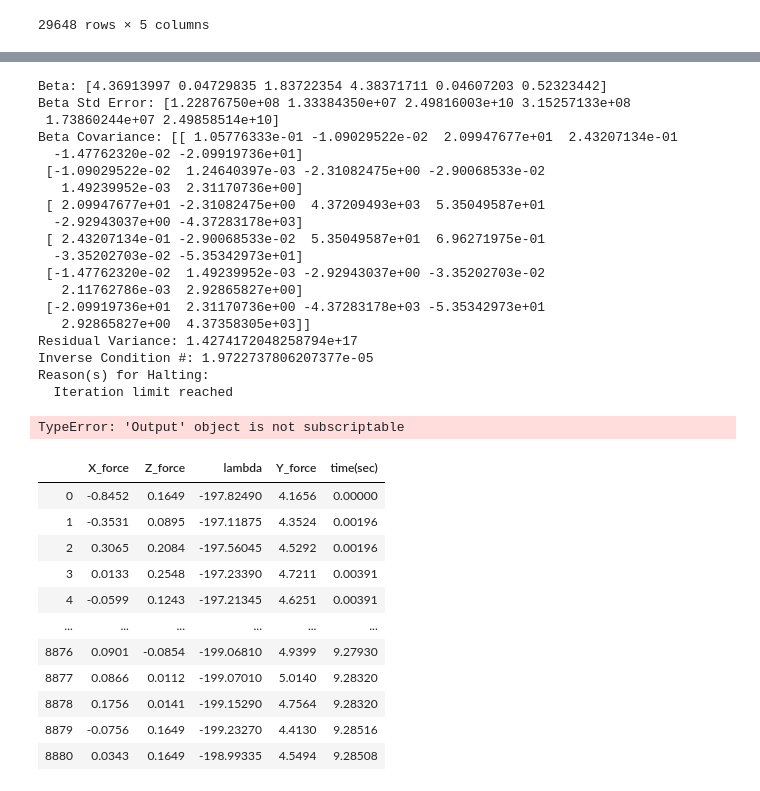
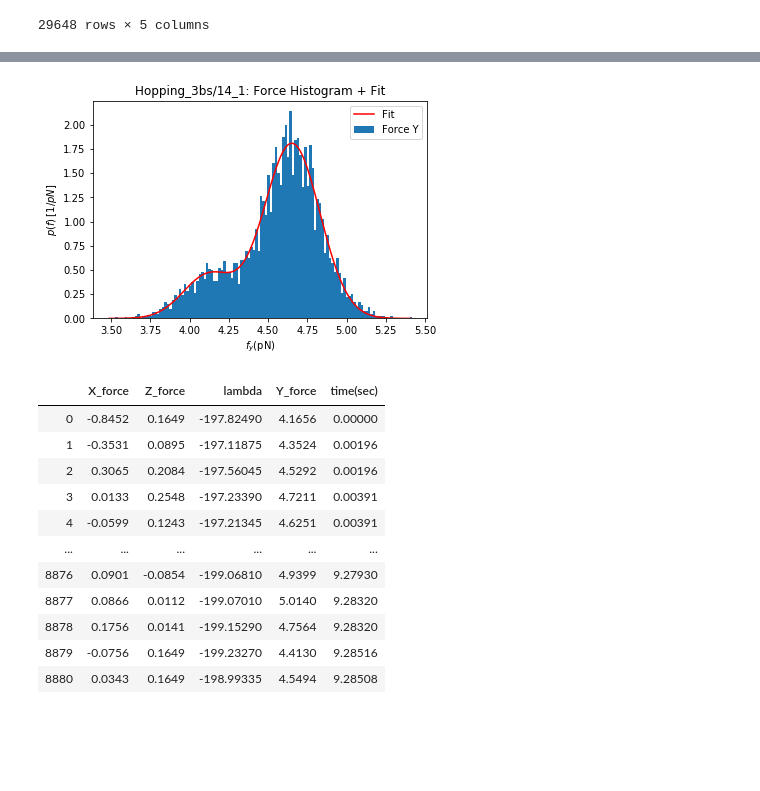
Before and after one commit to RiccardoTancredi/TesiTriennale, a Jupyter notebook: hopping.ipynb, the cells around one changed output, grey strips where cells are left out. Cells and saved outputs as stored; diff of their text form; code cells hidden in the pictures; blank space fills up the shorter version.

```diff
--- a/hopping.ipynb
+++ b/hopping.ipynb
@@ -36,27 +36,9 @@ data_frame = grafici.do_graph()
 # %%
-prova = [4.65, 0.05, 2, 4.15, 0.05, 0.5]
-grafici.fit([3.50, 5.250], data_frame['Y_force'], guess=prova)
+prova = [2.1, 4.6, 0.1, 0.5, 4.15, 0.1]
+fitting_par = grafici.fit(guess=prova)
+# [3.50, 5.250], data_frame['Y_force'],
 # %% [output]
-Beta: [4.36913997 0.04729835 1.83722354 4.38371711 0.04607203 0.52323442]
-Beta Std Error: [1.22876750e+08 1.33384350e+07 2.49816003e+10 3.15257133e+08
- 1.73860244e+07 2.49858514e+10]
-Beta Covariance: [[ 1.05776333e-01 -1.09029522e-02  2.09947677e+01  2.43207134e-01
-  -1.47762320e-02 -2.09919736e+01]
- [-1.09029522e-02  1.24640397e-03 -2.31082475e+00 -2.90068533e-02
-   1.49239952e-03  2.31170736e+00]
- [ 2.09947677e+01 -2.31082475e+00  4.37209493e+03  5.35049587e+01
-  -2.92943037e+00 -4.37283178e+03]
- [ 2.43207134e-01 -2.90068533e-02  5.35049587e+01  6.96271975e-01
-  -3.35202703e-02 -5.35342973e+01]
- [-1.47762320e-02  1.49239952e-03 -2.92943037e+00 -3.35202703e-02
-   2.11762786e-03  2.92865827e+00]
- [-2.09919736e+01  2.31170736e+00 -4.37283178e+03 -5.35342973e+01
-   2.92865827e+00  4.37358305e+03]]
-Residual Variance: 1.4274172048258794e+17
-Inverse Condition #: 1.9722737806207377e-05
-Reason(s) for Halting:
-  Iteration limit reached
-TypeError: 'Output' object is not subscriptable
+[figure, added]
 # %%
 data_frame
 # %% [output]
```
Also changed, not shown: parts of 1 cell of this notebook, 2 other files.
